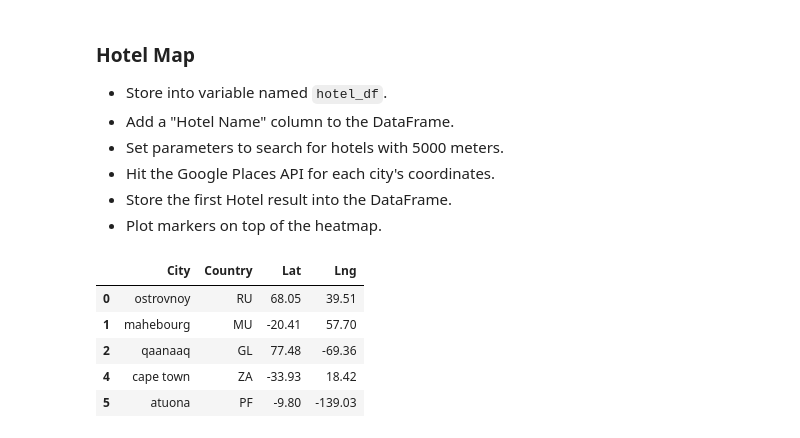
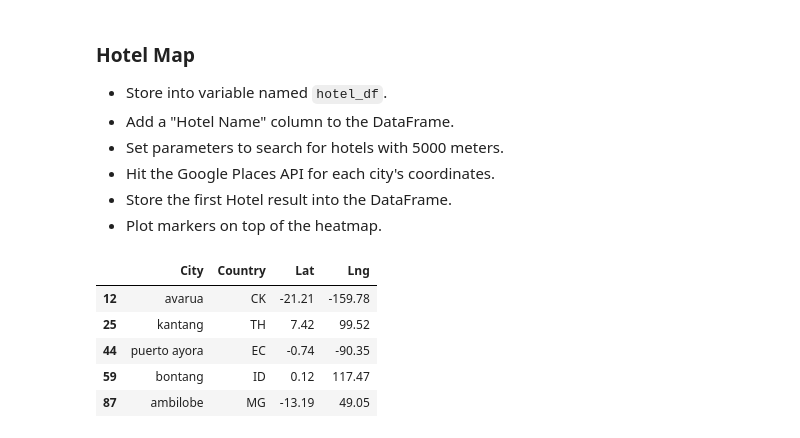
Before and after one commit to xilo94/python-api-challenge, a Jupyter notebook: starter_code/VacationPy.ipynb, the cells around one changed output. Cells and saved outputs as stored; diff of their text form; code cells hidden in the pictures.

```diff
--- a/starter_code/VacationPy.ipynb
+++ b/starter_code/VacationPy.ipynb
@@ -27,7 +27,7 @@ gmaps.configure(api_key = g_key)
 
 output_data_file = "../output_data/cities.csv"
 city_data = pd.read_csv(output_data_file)
-city_data.dropna(inplace = True)
+# city_data.dropna(inplace = True)
 city_data.head()
 # city_data_df = pd.DataFrame(city_data, columns=['City', 'Lat', 'Lng', 'Max Temp', 'Current Description', 'Humidity', 'Cloudiness', 'Wind Speed', 'Country'])
 
@@ -80,10 +83,7 @@ Wind speed less than 10 mph
 
 Zero cloudiness
 # %%
-weather_min = city_data.loc[city_data['Max Temp']< 80,:]
-weather_max = city_data.loc[city_data['Max Temp'] >70,:]
-weather_wind = city_data.loc[city_data['Wind Speed'] <10,:]
-weather_cloud = city_data.loc[city_data['Cloudiness'] != 0,:]
-weather_cloud.head()
+narrow_city = city_data.loc[(city_data['Max Temp']< 80) & (city_data['Max Temp'] >70) & (city_data['Wind Speed'] <10) & (city_data['Cloudiness'] !=0)].dropna()
+narrow_city.head()
 # %% [output]
 |  | City_ID | City | Cloudiness | Country | Date | Humidity | Lat | Lng | Max Temp | Wind Speed |
@@ -102,17 +102,17 @@ weather_cloud.head()
 * Plot markers on top of the heatmap.
 # %%
 hotel_df = pd.DataFrame()
-name_hotel = pd.DataFrame(weather_cloud)
+name_hotel = pd.DataFrame(narrow_city)
 hotel_df['City'] =name_hotel['City']
 hotel_df['Country'] = name_hotel['Country']
 hotel_df['Lat'] = name_hotel['Lat']
 hotel_df['Lng'] = name_hotel['Lng']
 
 hotel_df.head()
 # %% [output]
 |  | City | Country | Lat | Lng |
-| 0 | ostrovnoy | RU | 68.05 | 39.51 |
-| 1 | mahebourg | MU | -20.41 | 57.70 |
-| 2 | qaanaaq | GL | 77.48 | -69.36 |
-| 4 | cape town | ZA | -33.93 | 18.42 |
-| 5 | atuona | PF | -9.80 | -139.03 |
+| 12 | avarua | CK | -21.21 | -159.78 |
+| 25 | kantang | TH | 7.42 | 99.52 |
+| 44 | puerto ayora | EC | -0.74 | -90.35 |
+| 59 | bontang | ID | 0.12 | 117.47 |
+| 87 | ambilobe | MG | -13.19 | 49.05 |
```
Also changed, not shown: parts of 9 cells of this notebook, 1 other file.
